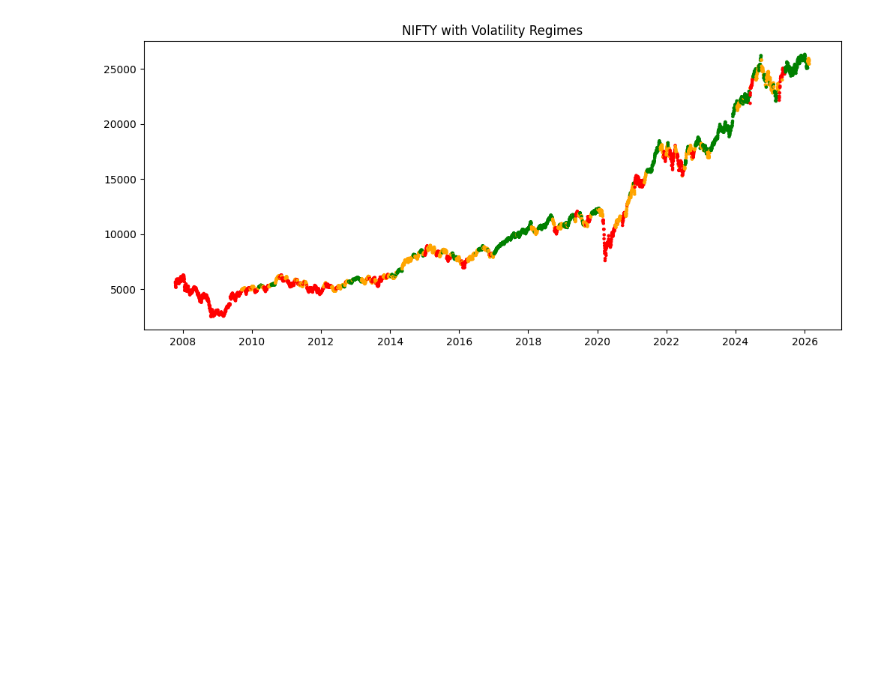
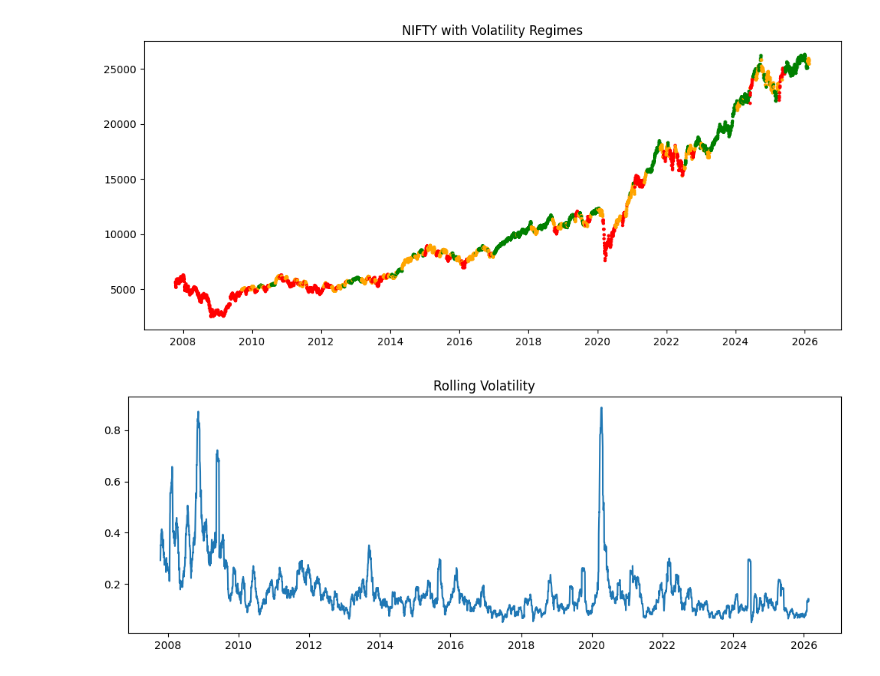
Before and after one commit to Anaemos/Vorticity, a Jupyter notebook: notebooks/eda_&_features.ipynb, the cells around one changed output. Saved outputs shown, nothing was run; the diff lists cells and outputs as text; code cells hidden in the pictures; blank space fills up the shorter version.

```diff
--- a/notebooks/eda_01.ipynb
+++ b/notebooks/eda_&_features.ipynb
@@ -97,3 +97,10 @@ plt.title("NIFTY with Volatility Regimes")
 plt.show()
 # %% [output]
 [figure]
+# %%
+plt.figure(figsize=(12,4))
+plt.plot(df.index, df["volatility"])
+plt.title("Rolling Volatility")
+plt.show()
+# %% [output]
+[figure, added]
```
Also changed, not shown: parts of 4 cells of this notebook, 1 other file.
